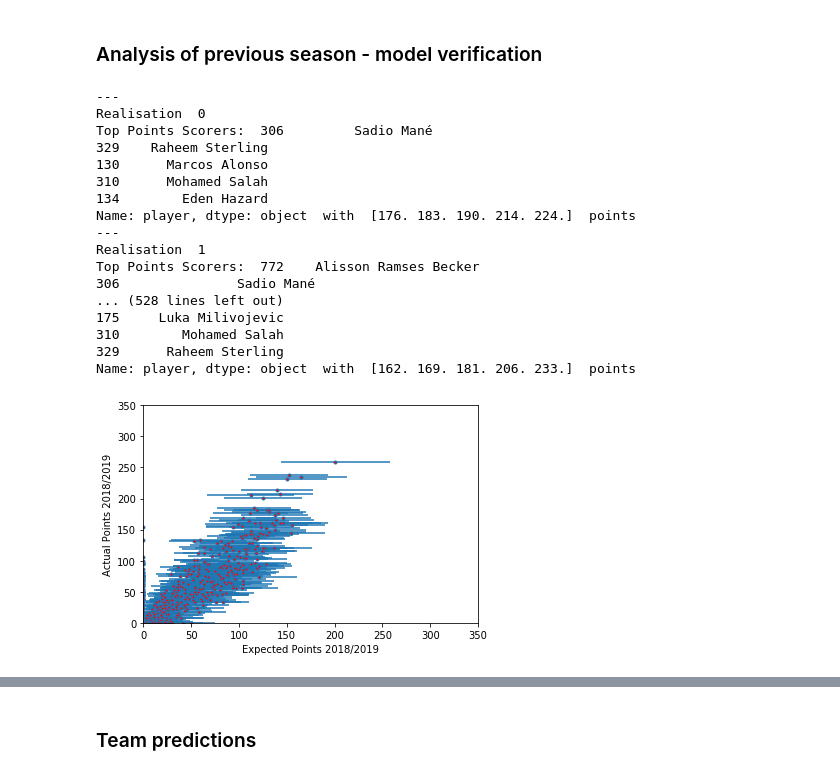
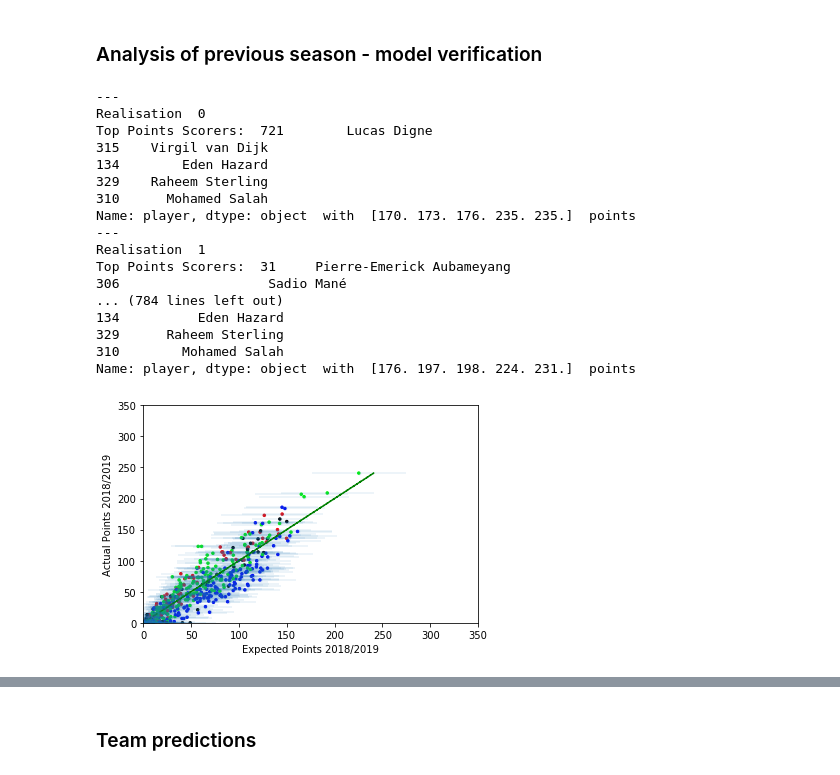
Before and after one commit to kalyanrparajuli/Fantasy-Football, a Jupyter notebook: models/optimization_model.ipynb, the cells around one changed output, grey strips where cells are left out. Saved outputs shown, nothing was run; the diff lists cells and outputs as text; code cells hidden in the pictures.

```diff
--- a/models/optimization_model.ipynb
+++ b/models/optimization_model.ipynb
@@ -256,7 +256,7 @@ def sample_mins_points(mins_played):
     return(int(mins_played > 60) + int(mins_played >= 1))
 # %%
 def ComputeExpectedPoints(fixtures_list, form, teams, all_players_params, all_teams_params,
-                          zerooutbottom=0, Niter=250, clean_sheets=False):
+                          zerooutbottom=0, Niter=250, additionalstats=False):
 
     # param data sets are pd Data Frames
 
@@ -265,6 +265,8 @@ def ComputeExpectedPoints(fixtures_list, form, teams, all_players_params, all_te
     # preallocate points for each iteration
     points = np.zeros((Niter, len(all_players_params.index)))
     clean_sheets = np.zeros((Niter, len(all_players_params.index)))
+    goals_scored = np.zeros((Niter, len(all_players_params.index)))
+    mplayed = np.zeros((Niter, len(all_players_params.index)))
 
     # mean and std of team hyperparameters
     mu = (all_teams_params.as_matrix())[0, :]
@@ -300,7 +302,9 @@ def ComputeExpectedPoints(fixtures_list, form, teams, all_players_params, all_te
                     csp = sample_clean_sheet_points(lambdas[1][h_games[k]], mins_played)
                     points[l, i] += ((scaling[2] * csp) +
                                            (sample_mins_points(mins_played)))
-                    clean_sheets[l, i] = csp
+                    clean_sheets[l, i] += csp
+                    goals_scored[l, i] += goa
+                    mplayed[l, i] += mins_played
                 for k in range(len(a_games)):  # over all away games
                     mins_played = sample_mins_played(all_players_params.loc[all_players_params.index[i], 'a_mins'], all_players_params.loc[all_players_params.index[i], 'b_mins'], all_players_params.loc[all_players_params.index[i], 'a_games'], all_players_params.loc[all_players_params.index[i], 'b_games'])  # sample mins played
                     n = np.random.poisson(lambdas[1][a_games[k]])  # sample total goal number
@@ -312,7 +316,9 @@ def ComputeExpectedPoints(fixtures_list, form, teams, all_players_params, all_te
                     csp = sample_clean_sheet_points(lambdas[0][a_games[k]], mins_played)
                     points[l, i] += ((scaling[2] * csp) +
                                            (sample_mins_points(mins_played)))
-                    clean_sheets[l, i] = csp
+                    clean_sheets[l, i] += csp
+                    goals_scored[l, i] += goa
+                    mplayed[l, i] += mins_played
 
         print('---')
         print('Realisation ', l)
@@ -326,9 +332,11 @@ def ComputeExpectedPoints(fixtures_list, form, teams, all_players_params, all_te
     expected_points = np.mean(points, axis=0)
     sd_points = np.std(points, axis=0)
     cs = np.mean(clean_sheets, axis=0)
+    gs = np.mean(goals_scored, axis=0)
+    mp = np.mean(mplayed, axis=0)
 
-    if clean_sheets:
-        return(expected_points, sd_points, cs)
+    if additionalstats:
+        return(expected_points, sd_points, cs, gs, mp)
     else:
         return(expected_points, sd_points)
 # %% [markdown]
@@ -516,42 +525,48 @@ all_players_params = pd.read_csv("../parameters/all_players_params.csv")
 all_teams_params = pd.read_csv("../parameters/all_teams_params.csv", header=None)
 teams = pd.read_csv("../parameters/all_teams.csv", header=None).values[:, 0]
 
-C, S = ComputeExpectedPoints(fixture_list_last_season, form, teams, all_players_params, all_teams_params, Niter=150)
+C, S, CS, G, MP = ComputeExpectedPoints(fixture_list_last_season, form, teams, all_players_params, all_teams_params, Niter=100,
+                                        additionalstats=True)
 # %% [output]
 ---
 Realisation  0
-Top Points Scorers:  306         Sadio Mané
+Top Points Scorers:  721        Lucas Digne
+315    Virgil van Dijk
+134        Eden Hazard
 329    Raheem Sterling
-130      Marcos Alonso
 310      Mohamed Salah
-134        Eden Hazard
-Name: player, dtype: object  with  [176. 183. 190. 214. 224.]  points
+Name: player, dtype: object  with  [170. 173. 176. 235. 235.]  points
 ---
 Realisation  1
-Top Points Scorers:  772    Alisson Ramses Becker
-306               Sadio Mané
-... (528 lines left out)
-175     Luka Milivojevic
+Top Points Scorers:  31     Pierre-Emerick Aubameyang
+306                   Sadio Mané
+... (784 lines left out)
+134          Eden Hazard
+329      Raheem Sterling
 310        Mohamed Salah
-329      Raheem Sterling
-Name: player, dtype: object  with  [162. 169. 181. 206. 233.]  points
+Name: player, dtype: object  with  [176. 197. 198. 224. 231.]  points
 # %%
 # plot with respect to last seasons points - for those players eligible
 y3 = pd.read_csv("../data/players_raw_20182019.csv")
 y3['full_name'] = (y3['first_name'] + ' ' + y3['second_name'])
 exp_points = np.zeros(len(y3.index))
 sd_points = np.zeros(len(y3.index))
+cr = np.zeros((len(y3.index), 3))
 for i in range(len(y3.index)):
     ind = np.where(y3.loc[y3.index[i], 'full_name'] == all_players_params['player'])[0][0]
     exp_points[i] = C[ind]
     sd_points[i] = S[ind]
+    cr[i, :] = np.array([((all_players_params.loc[all_players_params.index[ind], 'position'] == 'FWD')),
+                         ((all_players_params.loc[all_players_params.index[ind], 'position'] == 'MID')),
+                         ((all_players_params.loc[all_players_params.index[ind], 'position'] == 'DEF'))])
 
-plot.errorbar(exp_points, y3['total_points'], xerr=2 * sd_points, marker='.', mfc='r', linestyle="")
-plot.plot(y3['total_points'], y3['total_points'], linestyle="--", color='g')
+plot.errorbar(exp_points, y3['total_points'] - y3['bonus'], xerr=2 * sd_points, marker='.', linestyle="", alpha=0.1)
+plot.scatter(exp_points, y3['total_points'] - y3['bonus'], color=cr, s=6)
+plot.plot(y3['total_points'] - y3['bonus'], y3['total_points'] - y3['bonus'], linestyle="--", color='g')
 plot.xlim([0, 350])
 plot.ylim([0, 350])
 plot.xlabel('Expected Points 2018/2019')
 plot.ylabel('Actual Points 2018/2019')
 plot.show()
 # %% [output]
-[figure, old version]
+[figure, new version]
```
Also changed, not shown: parts of 5 cells of this notebook.
